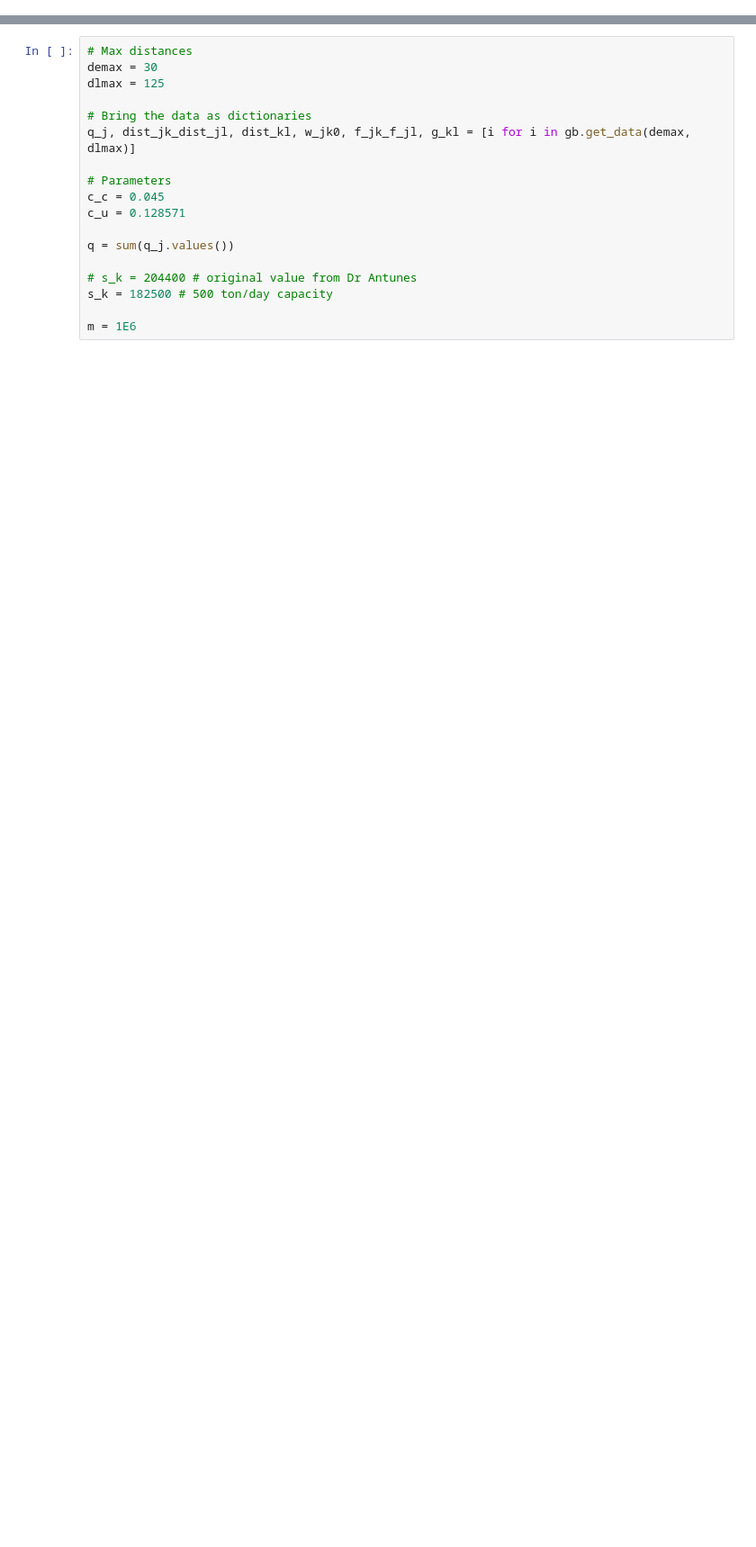
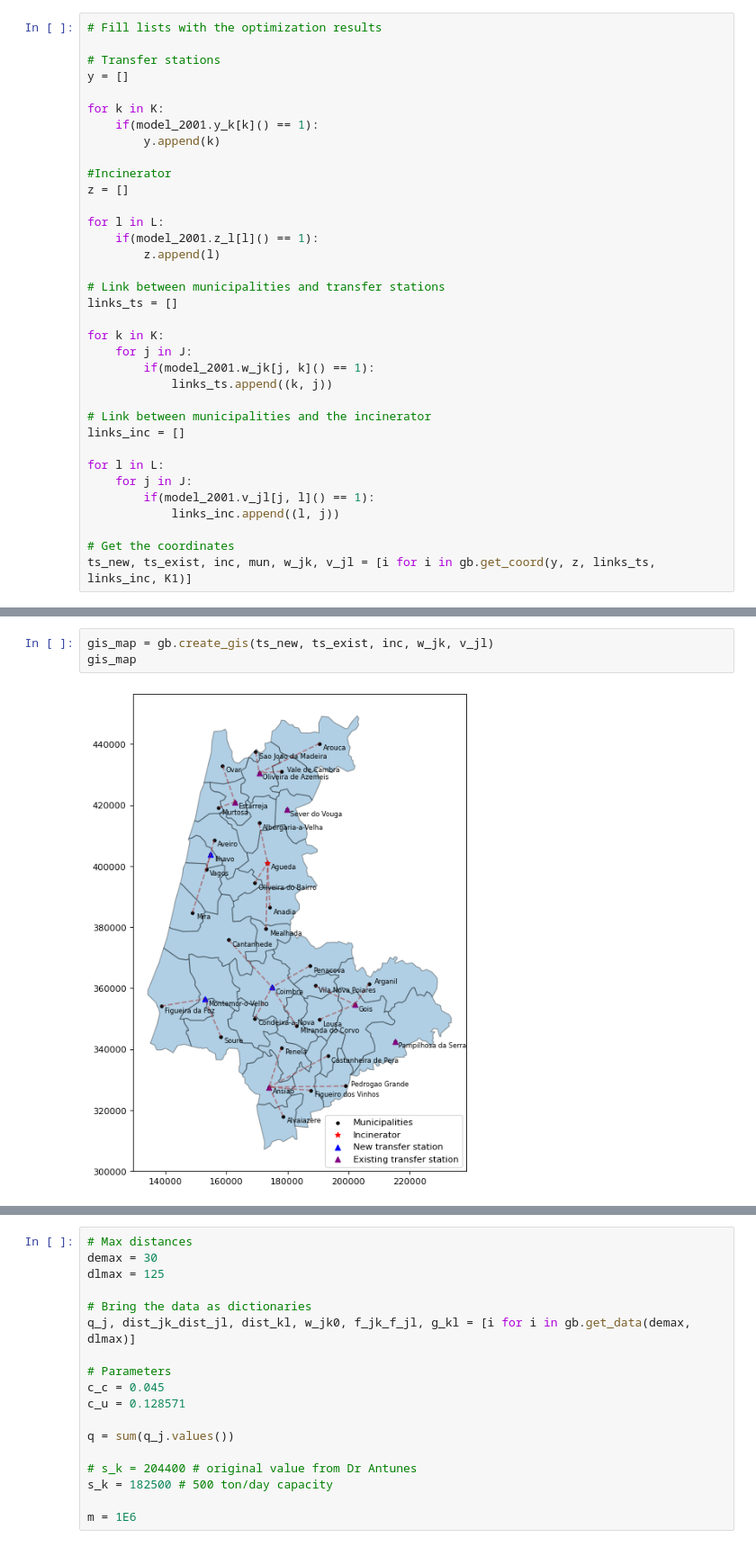
Before and after one commit to chiclez/MSW_Portugal, a Jupyter notebook: taor.ipynb, the cells around one changed output, grey strips where cells are left out. Shown at 90% size. Saved outputs shown, nothing was run; the diff lists cells and outputs as text; blank space fills up the shorter version.

```diff
--- a/taor.ipynb
+++ b/taor.ipynb
@@ -34,0 +193,35 @@ import get_basura as gb
+# %%
+# Fill lists with the optimization results
+
+# Transfer stations
+y = []
+
+for k in K:
+    if(model_2001.y_k[k]() == 1):
+        y.append(k)
+
+#Incinerator
+z = []
+
+for l in L:
+    if(model_2001.z_l[l]() == 1):
+        z.append(l)
+
+# Link between municipalities and transfer stations
+links_ts = []
+
+for k in K:
+    for j in J:
+        if(model_2001.w_jk[j, k]() == 1):
+            links_ts.append((k, j))
+
+# Link between municipalities and the incinerator
+links_inc = []
+
+for l in L:
+    for j in J:
+        if(model_2001.v_jl[j, l]() == 1):
+            links_inc.append((l, j))
+
+# Get the coordinates
+ts_new, ts_exist, inc, mun, w_jk, v_jl = [i for i in gb.get_coord(y, z, links_ts, links_inc, K1)]
@@ -35 +231,6 @@ import get_basura as gb
+# %%
+gis_map = gb.create_gis(ts_new, ts_exist, inc, w_jk, v_jl)
+gis_map
+# %% [output]
+[figure, added]
 # %% [markdown]
```
Also changed, not shown: parts of 39 cells of this notebook, 3 other files.
